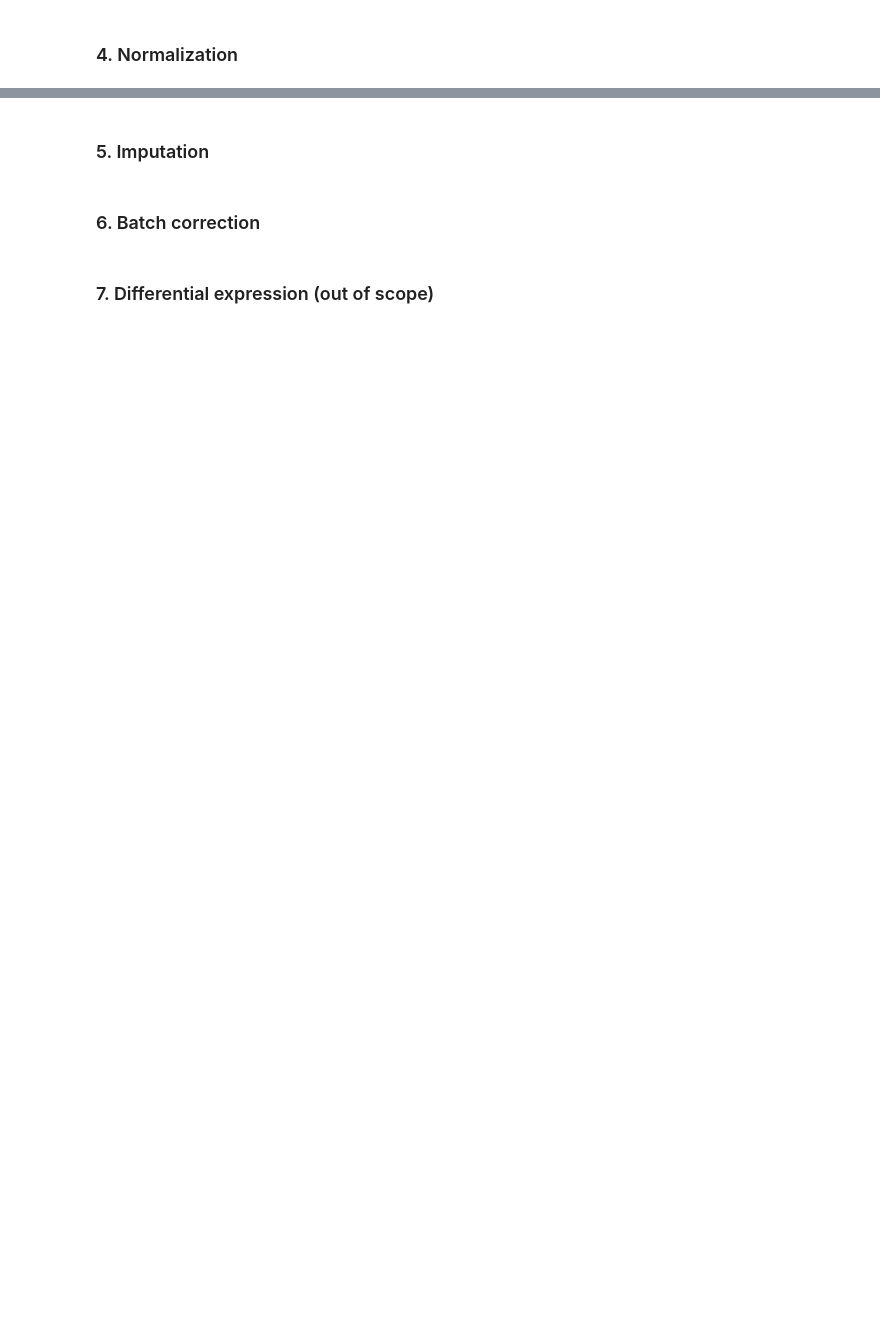
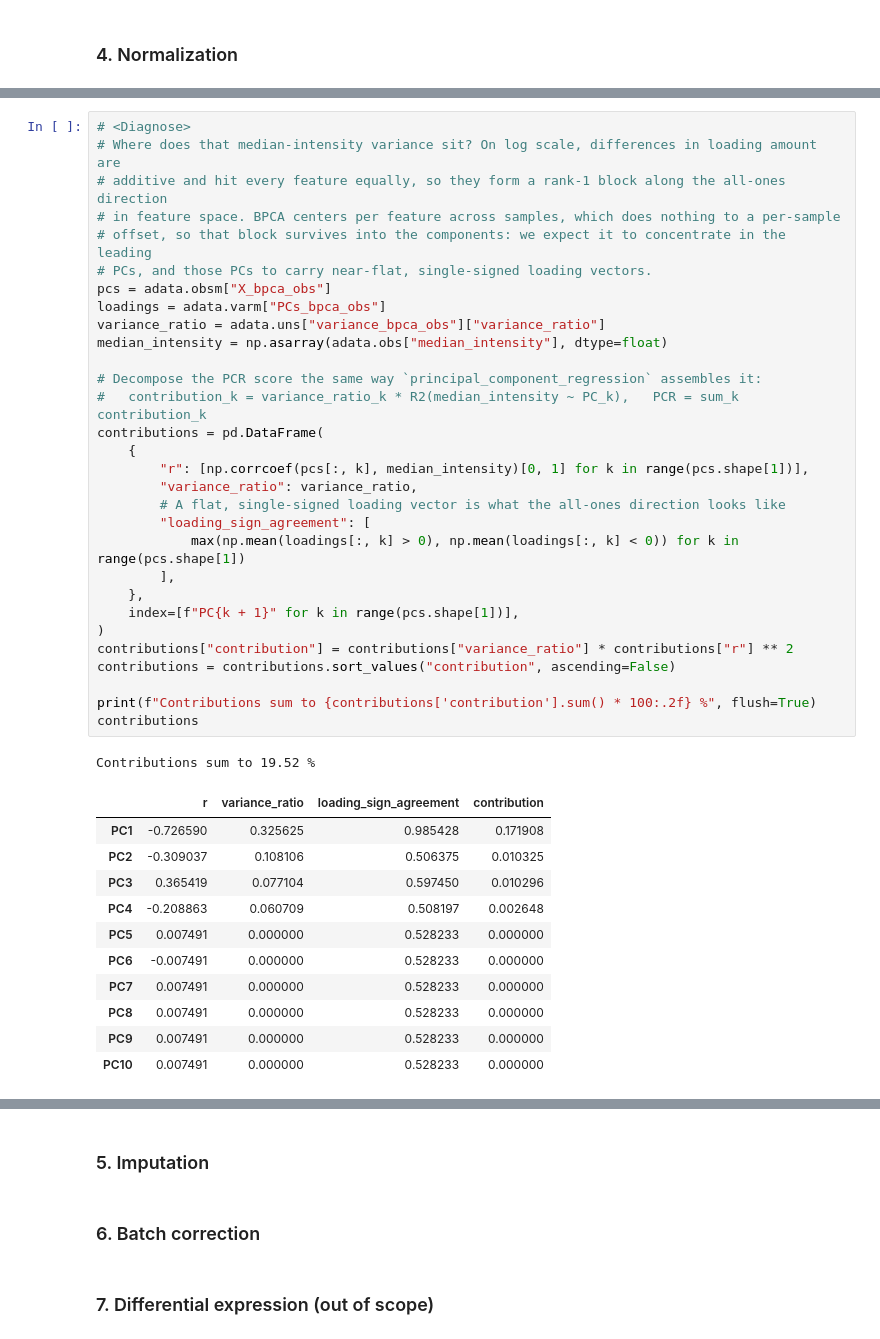
Before and after one commit to scverse/sc-proteomics2026, a Jupyter notebook: workstreams/ms-metrics/analysis_steps.ipynb, the cells around one changed output, grey strips where cells are left out. Cells and saved outputs as stored; diff of their text form; blank space fills up the shorter version.

```diff
--- a/workstreams/ms-metrics/analysis_steps.ipynb
+++ b/workstreams/ms-metrics/analysis_steps.ipynb
@@ -87,0 +111,43 @@ utils.draw_ranked_median_intensities(
+# %%
+# <Diagnose>
+# Where does that median-intensity variance sit? On log scale, differences in loading amount are
+# additive and hit every feature equally, so they form a rank-1 block along the all-ones direction
+# in feature space. BPCA centers per feature across samples, which does nothing to a per-sample
+# offset, so that block survives into the components: we expect it to concentrate in the leading
+# PCs, and those PCs to carry near-flat, single-signed loading vectors.
+pcs = adata.obsm["X_bpca_obs"]
+loadings = adata.varm["PCs_bpca_obs"]
+variance_ratio = adata.uns["variance_bpca_obs"]["variance_ratio"]
+median_intensity = np.asarray(adata.obs["median_intensity"], dtype=float)
+
+# Decompose the PCR score the same way `principal_component_regression` assembles it:
+#   contribution_k = variance_ratio_k * R2(median_intensity ~ PC_k),   PCR = sum_k contribution_k
+contributions = pd.DataFrame(
+    {
+        "r": [np.corrcoef(pcs[:, k], median_intensity)[0, 1] for k in range(pcs.shape[1])],
+        "variance_ratio": variance_ratio,
+        # A flat, single-signed loading vector is what the all-ones direction looks like
+        "loading_sign_agreement": [
+            max(np.mean(loadings[:, k] > 0), np.mean(loadings[:, k] < 0)) for k in range(pcs.shape[1])
+        ],
+    },
+    index=[f"PC{k + 1}" for k in range(pcs.shape[1])],
+)
+contributions["contribution"] = contributions["variance_ratio"] * contributions["r"] ** 2
+contributions = contributions.sort_values("contribution", ascending=False)
+
+print(f"Contributions sum to {contributions['contribution'].sum() * 100:.2f} %", flush=True)
+contributions
+# %% [output]
+Contributions sum to 19.52 %
+|  | r | variance_ratio | loading_sign_agreement | contribution |
+| PC1 | -0.726590 | 0.325625 | 0.985428 | 0.171908 |
+| PC2 | -0.309037 | 0.108106 | 0.506375 | 0.010325 |
+| PC3 | 0.365419 | 0.077104 | 0.597450 | 0.010296 |
+| PC4 | -0.208863 | 0.060709 | 0.508197 | 0.002648 |
+| PC5 | 0.007491 | 0.000000 | 0.528233 | 0.000000 |
+| PC6 | -0.007491 | 0.000000 | 0.528233 | 0.000000 |
+| PC7 | 0.007491 | 0.000000 | 0.528233 | 0.000000 |
+| PC8 | 0.007491 | 0.000000 | 0.528233 | 0.000000 |
+| PC9 | 0.007491 | 0.000000 | 0.528233 | 0.000000 |
+| PC10 | 0.007491 | 0.000000 | 0.528233 | 0.000000 |
```
Also changed, not shown: parts of 11 cells of this notebook, 3 other files.
